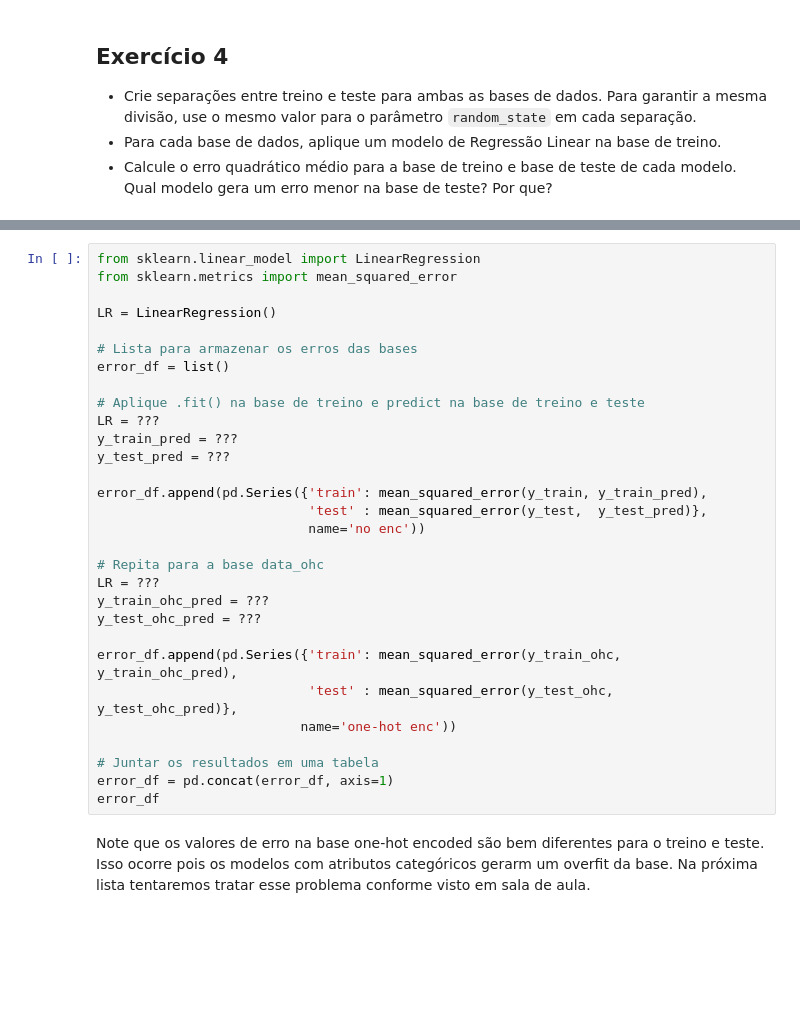
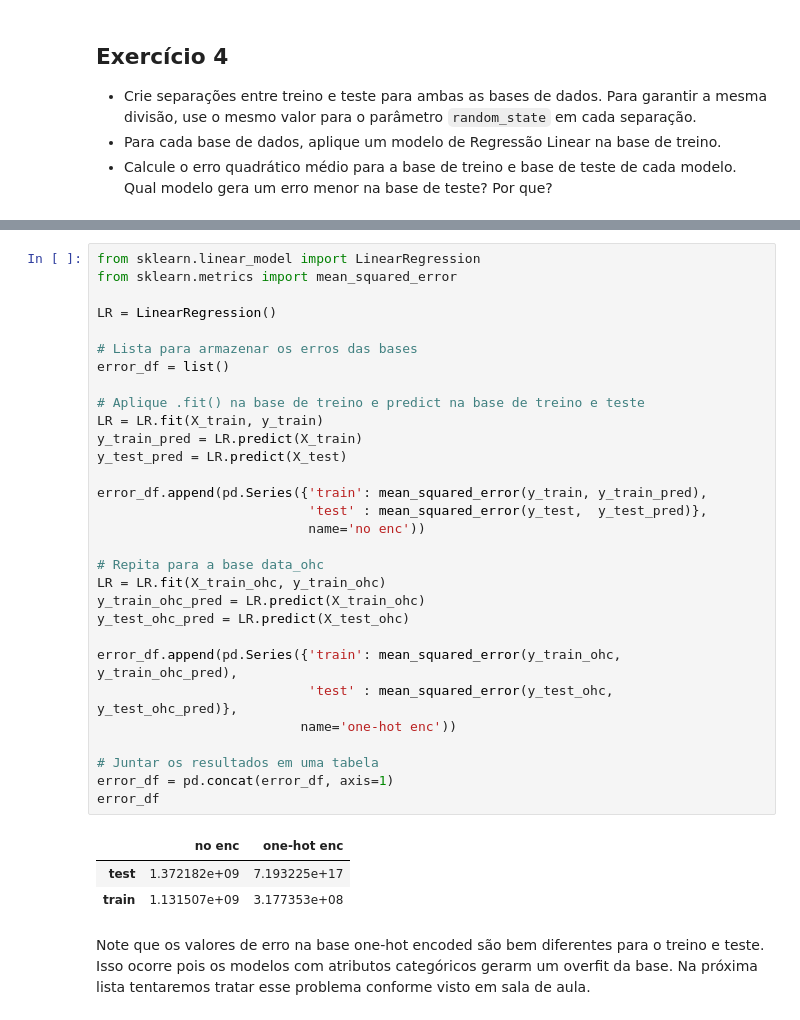
Before and after one commit to felipe-morais/UFABC-ML-2018, a Jupyter notebook: Train_Test_Splits_Validation_Linear_Regression.ipynb, the cells around one changed output, grey strips where cells are left out. Saved outputs shown, nothing was run; the diff lists cells and outputs as text; blank space fills up the shorter version.

```diff
--- a/Train_Test_Splits_Validation_Linear_Regression.ipynb
+++ b/Train_Test_Splits_Validation_Linear_Regression.ipynb
@@ -269,33 +276,37 @@ X_train, X_test, y_train, y_test = train_test_split(???)
 # %%
 from sklearn.linear_model import LinearRegression
 from sklearn.metrics import mean_squared_error
 
 LR = LinearRegression()
 
 # Lista para armazenar os erros das bases
 error_df = list()
 
 # Aplique .fit() na base de treino e predict na base de treino e teste
-LR = ???
-y_train_pred = ???
-y_test_pred = ???
+LR = LR.fit(X_train, y_train)
+y_train_pred = LR.predict(X_train)
+y_test_pred = LR.predict(X_test)
 
 error_df.append(pd.Series({'train': mean_squared_error(y_train, y_train_pred),
                            'test' : mean_squared_error(y_test,  y_test_pred)},
                            name='no enc'))
 
 # Repita para a base data_ohc
-LR = ???
-y_train_ohc_pred = ???
-y_test_ohc_pred = ???
+LR = LR.fit(X_train_ohc, y_train_ohc)
+y_train_ohc_pred = LR.predict(X_train_ohc)
+y_test_ohc_pred = LR.predict(X_test_ohc)
 
 error_df.append(pd.Series({'train': mean_squared_error(y_train_ohc, y_train_ohc_pred),
                            'test' : mean_squared_error(y_test_ohc,  y_test_ohc_pred)},
                           name='one-hot enc'))
 
 # Juntar os resultados em uma tabela
 error_df = pd.concat(error_df, axis=1)
 error_df
+# %% [output]
+|  | no enc | one-hot enc |
+| test | 1.372182e+09 | 7.193225e+17 |
+| train | 1.131507e+09 | 3.177353e+08 |
 # %% [markdown]
 Note que os valores de erro na base one-hot encoded são bem diferentes para o treino e teste. Isso ocorre pois os modelos com atributos categóricos gerarm um overfit da base. Na próxima lista tentaremos tratar esse problema conforme visto em sala de aula.
 # %% [markdown]
```
Also changed, not shown: parts of 5 cells of this notebook.
